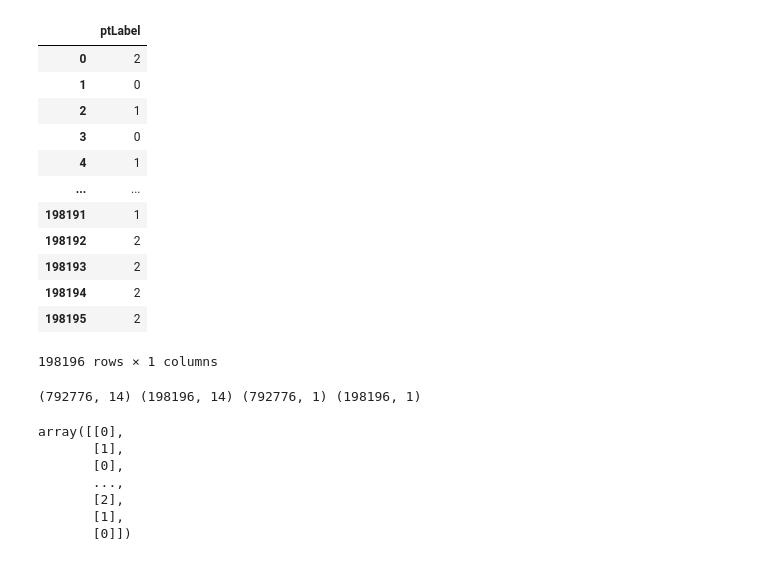
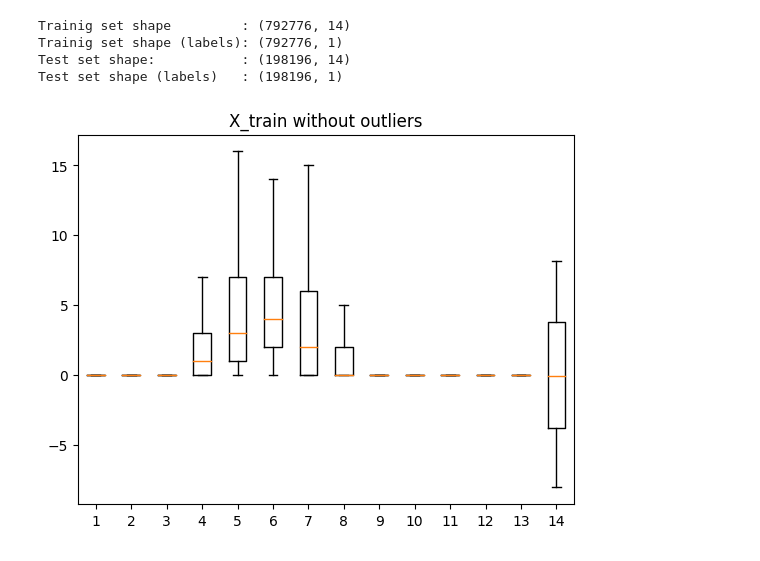
Before and after one commit to nhanvtran/directional-pixel-detectors, a Jupyter notebook: multiclassifier/SimpleNN_ylocalyprofileQkeras1.ipynb, the cells around one changed output. Cells and saved outputs as stored; diff of their text form; code cells hidden in the pictures.

```diff
--- a/multiclassifier/SimpleNN_ylocalyprofileQkeras1.ipynb
+++ b/multiclassifier/SimpleNN_ylocalyprofileQkeras1.ipynb
@@ -22,3 +35,3 @@ from tensorflow.keras.optimizers import Adam
 # %%
-df1 = pd.read_csv('/home/jieun201/oct4_MCwithQuantInputs/InputTrainSet.csv')
-df1
+df1 = pd.read_csv('data/oct4_MCwithQuantInputs/InputTrainSet.csv')
+#df1
@@ -73,20 +44,6 @@ df3
 # %%
-df4 = pd.read_csv('/home/jieun201/oct4_MCwithQuantInputs/labelsTest.csv')
-df4
+df4 = pd.read_csv('data/oct4_MCwithQuantInputs/labelsTest.csv')
+#df4
-# %% [output]
-|  | ptLabel |
-| 0 | 2 |
-| 1 | 0 |
-| 2 | 1 |
-| 3 | 0 |
-| 4 | 1 |
-| ... | ... |
-| 198191 | 1 |
-| 198192 | 2 |
-| 198193 | 2 |
-| 198194 | 2 |
-| 198195 | 2 |
-198196 rows × 1 columns
 # %%
 X_train = df1.values
 X_test = df3.values
@@ -95,16 +52,19 @@ y_train = df2.values
 y_test = df4.values
 #X_train, X_test, y_train, y_test = train_test_split(X,y,test_size = 0.20, random_state = 0)
 
-print(X_train.shape, X_test.shape, y_train.shape, y_test.shape)
+print('Trainig set shape         :', X_train.shape)
+print('Trainig set shape (labels):', y_train.shape)
+print('Test set shape:           :', X_test.shape)
+print('Test set shape (labels)   :', y_test.shape)
 # %% [output]
-(792776, 14) (198196, 14) (792776, 1) (198196, 1)
+Trainig set shape         : (792776, 14)
+Trainig set shape (labels): (792776, 1)
+Test set shape:           : (198196, 14)
+Test set shape (labels)   : (198196, 1)
 # %%
-y_train
+#y_train
-# %% [output]
-array([[0],
-       [1],
-       [0],
-       ...,
-       [2],
-       [1],
-       [0]])
+# %%
+_ = plt.title("X_train without outliers")
+_ = plt.boxplot(X_train, showfliers=False)
+# %% [output]
+[figure, added]
```
Also changed, not shown: parts of 36 cells of this notebook, 10 other files.
